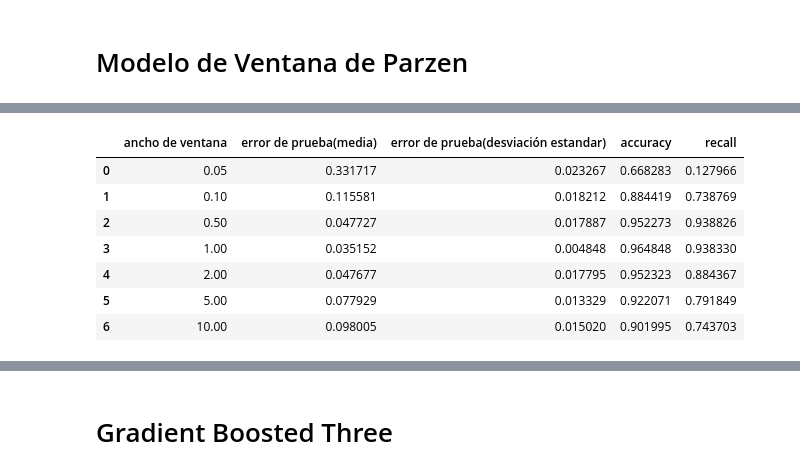
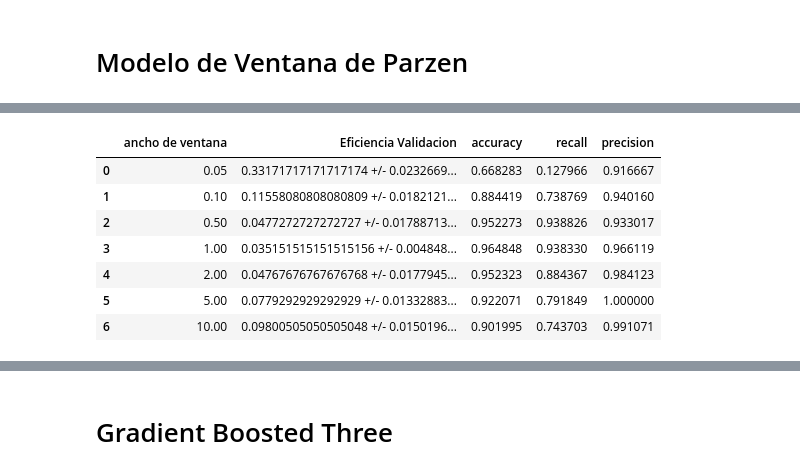
Before and after one commit to FelipeTriana/BreastCancerWisconsin, a Jupyter notebook: BreastCancerWisconsin.ipynb, the cells around one changed output, grey strips where cells are left out. Saved outputs shown, nothing was run; the diff lists cells and outputs as text; code cells hidden in the pictures.

Commit message:
Add gradient boosted tree and resolve some problems in Parzen and QDA

```diff
--- a/BreastCancerWisconsin.ipynb
+++ b/BreastCancerWisconsin.ipynb
@@ -535,7 +475,7 @@ weighted avg       0.95      0.95      0.95       171
 # %%
 #Solo error de validacion, NO TIENE FASE DE ENTRENAMIENTO
 
-def modelEvaluatorParzen (X_Train, Y_Train, hs):
+def searchParamsParzen (X_Train, Y_Train, hs):
 
     skf = KFold(n_splits=4)
     resultados = pd.DataFrame()
@@ -545,34 +485,38 @@ def modelEvaluatorParzen (X_Train, Y_Train, hs):
         error_temp = []
         accuracyV = []
         recallV = []
+        precisionV = []
         for train, test in skf.split(X_Train, Y_Train):
 
-            X_train, Y_train = X_Train[train], Y_Train[train]
-            X_test, Y_test = X_Train[test], Y_Train[test]
+            XtrainSplit, YtrainSplit = X_Train[train], Y_Train[train]
+            XtestSplit, YtestSplit = X_Train[test], Y_Train[test]
 
-            Yest, probabilidades = parzenClass(X_train,Y_train,X_test,h)
-            errorTest = ErrorClas(Yest,Y_test)
+            Yest, probabilidades = parzenClass(XtrainSplit,YtrainSplit,XtestSplit,h)
+            errorTest = ErrorClas(Yest,YtestSplit)
             error_temp.append(errorTest)
-            accuracyV.append(accuracy_score( Y_test, Yest))
-            recallV.append(recall_score(Y_test, Yest))
+            accuracyV.append(accuracy_score( YtestSplit, Yest))
+            recallV.append(recall_score(YtestSplit, Yest))
+            precisionV.append(precision_score(YtestSplit, Yest))
 
         resultados.loc[idx,'ancho de ventana'] = h
-        resultados.loc[idx,'error de prueba(media)'] = np.mean(error_temp)
-        resultados.loc[idx,'error de prueba(desviación estandar)'] = np.std(error_temp)
+        #resultados.loc[idx,'error de prueba(media)'] = np.mean(error_temp)
+        #resultados.loc[idx,'error de prueba(desviación estandar)'] = np.std(error_temp)
+        resultados.loc[idx,'Eficiencia Validacion'] = '' +  str(np.mean(error_temp))     + ' +/- ' + str(np.std(error_temp))
         resultados.loc[idx,'accuracy'] = np.mean(accuracyV)
         resultados.loc[idx,'recall'] = np.mean(recallV)
+        resultados.loc[idx,'precision'] = np.mean(precisionV)
         idx+=1
     return (resultados)
 # %%
 hs = [0.05, 0.1, 0.5, 1, 2, 5, 10]
-predictions_parzen = modelEvaluatorParzen(Xtrain,Ytrain, hs)
+predictions_parzen = searchParamsParzen(Xtrain,Ytrain, hs)
 predictions_parzen
 # %% [output]
-|  | ancho de ventana | error de prueba(media) | error de prueba(desviación estandar) | accuracy | recall |
-| 0 | 0.05 | 0.331717 | 0.023267 | 0.668283 | 0.127966 |
-| 1 | 0.10 | 0.115581 | 0.018212 | 0.884419 | 0.738769 |
-| 2 | 0.50 | 0.047727 | 0.017887 | 0.952273 | 0.938826 |
-| 3 | 1.00 | 0.035152 | 0.004848 | 0.964848 | 0.938330 |
-| 4 | 2.00 | 0.047677 | 0.017795 | 0.952323 | 0.884367 |
-| 5 | 5.00 | 0.077929 | 0.013329 | 0.922071 | 0.791849 |
-| 6 | 10.00 | 0.098005 | 0.015020 | 0.901995 | 0.743703 |
+|  | ancho de ventana | Eficiencia Validacion | accuracy | recall | precision |
+| 0 | 0.05 | 0.33171717171717174 +/- 0.0232669... | 0.668283 | 0.127966 | 0.916667 |
+| 1 | 0.10 | 0.11558080808080809 +/- 0.0182121... | 0.884419 | 0.738769 | 0.940160 |
+| 2 | 0.50 | 0.0477272727272727 +/- 0.01788713... | 0.952273 | 0.938826 | 0.933017 |
+| 3 | 1.00 | 0.035151515151515156 +/- 0.004848... | 0.964848 | 0.938330 | 0.966119 |
+| 4 | 2.00 | 0.04767676767676768 +/- 0.0177945... | 0.952323 | 0.884367 | 0.984123 |
+| 5 | 5.00 | 0.0779292929292929 +/- 0.01332883... | 0.922071 | 0.791849 | 1.000000 |
+| 6 | 10.00 | 0.09800505050505048 +/- 0.0150196... | 0.901995 | 0.743703 | 0.991071 |
```
Also changed, not shown: parts of 30 cells of this notebook.
